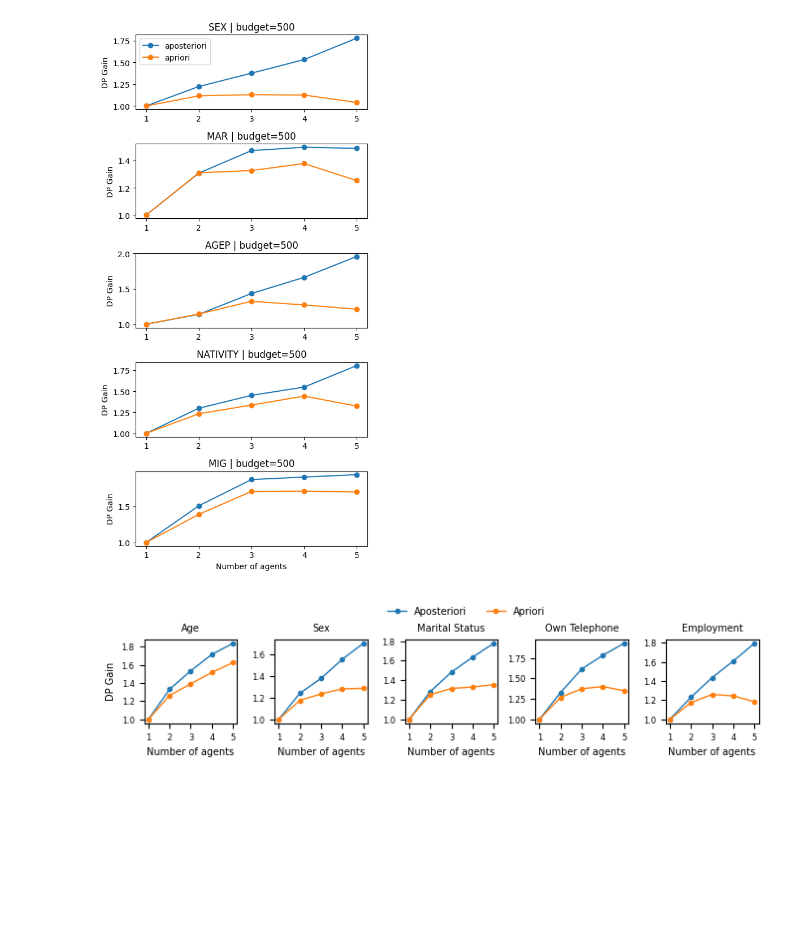
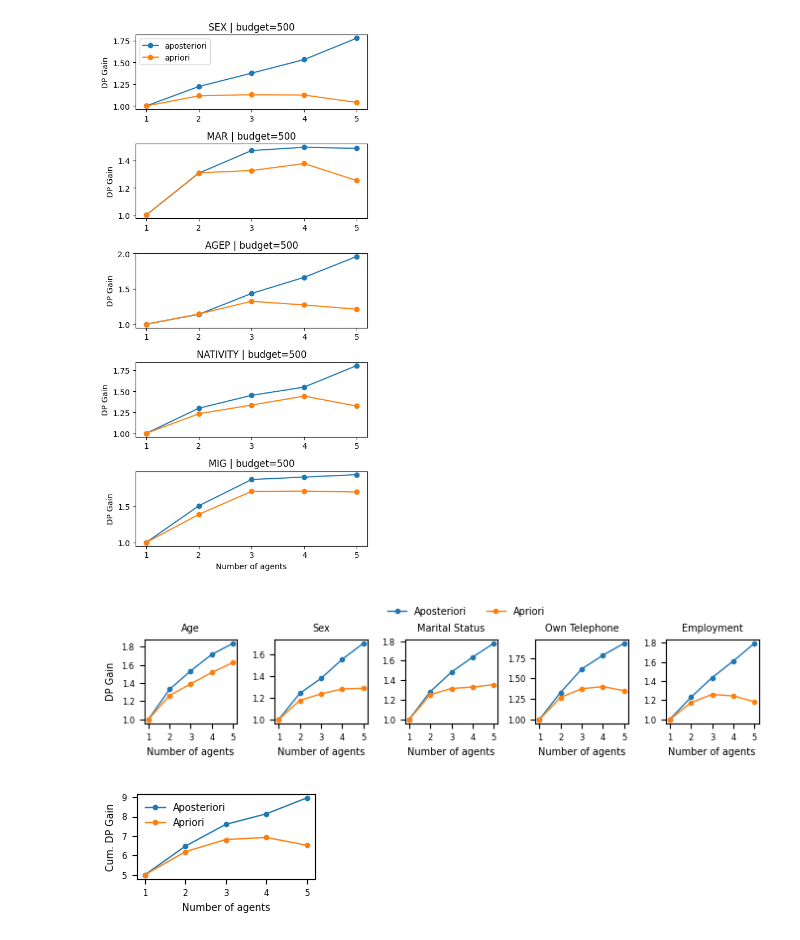
Before and after one commit to sacs-epfl/fairness-audits-with-collaboration, a Jupyter notebook: scripts/combine_multicolab.ipynb, the cells around one changed output. Drawn from its saved outputs; the diff is of its cells as text; code cells hidden in the pictures; blank space fills up the shorter version.

```diff
--- a/scripts/combine_multicolab.ipynb
+++ b/scripts/combine_multicolab.ipynb
@@ -4,19 +4,19 @@ import pandas as pd
 import os
 import matplotlib.pyplot as plt
 # %%
-protected_attributes = ['age', 'sex', 'marital_status', 'own_telephone', 'employment'] # gc
+# protected_attributes = ['age', 'sex', 'marital_status', 'own_telephone', 'employment'] # gc
 
-# protected_attributes = ["SEX", "MAR", "AGEP", "NATIVITY", "MIG"] # ft
+protected_attributes = ["SEX", "MAR", "AGEP", "NATIVITY", "MIG"] # ft
 
 n = len(protected_attributes)
 # %%
 # gc
-budget = 100
-root_dir = f'/home/dhasade/audits/ml-audits/results/multicolab_b{budget}'
+# budget = 100
+# root_dir = f'/home/dhasade/audits/ml-audits/results/multicolab_b{budget}'
 
 # ft
-# budget = 500
-# root_dir = f'/home/dhasade/audits/ml-audits/results/folktables/multicolab_b{budget}'
+budget = 500
+root_dir = f'/home/dhasade/audits/ml-audits/results/folktables/multicolab_b{budget}'
 # %%
 strategy = 'aposteriori'
 agentwise_dps = [[] for _ in range(n)]
@@ -128,6 +128,9 @@ for i in range(n):
     for k in range(n):
         gain_ratio_apriori[i].append(apriori_dps[i][0]/ apriori_dps[i][k])
         gain_ratio_aposteriori[i].append(aposteriori_dps[i][0]/ aposteriori_dps[i][k])
+# %%
+cumulative_gain_ratio_aposteriori = np.array(gain_ratio_aposteriori).sum(axis=0)
+cumulative_gain_ratio_apriori = np.array(gain_ratio_apriori).sum(axis=0)
 # %%
 # create subplots (agents), show 2 strategies in same subplot
 fig, axs = plt.subplots(n, 1, figsize=(5, 10))
@@ -188,3 +191,33 @@ plt.tight_layout()
 # plt.savefig(f'../results/plots/gc_multicolab_gain_b{budget}.pdf', dpi=300, bbox_inches='tight')
 # %% [output]
 [figure]
+# %%
+s = 7
+params = {
+   'legend.fontsize': s,
+   'xtick.labelsize': 6,
+   'ytick.labelsize': 6,
+   'axes.labelsize': s,
+   'text.usetex': False,
+   'figure.figsize': [2.3, 1.1],
+#    'figure.figsize': [8, 1.1],
+   'lines.linewidth': 1,
+   'lines.markersize': 3,
+   'axes.titlesize': s,
+   }
+
+# set rc params
+plt.rcParams.update(params)
+# no background for the legend
+plt.rc('legend', frameon=False)    # no background for the legend
+# %%
+# plot cumulative gain ratio
+plt.plot(range(1, n+1), cumulative_gain_ratio_aposteriori, 'o-', label='Aposteriori')
+plt.plot(range(1, n+1), cumulative_gain_ratio_apriori, 'o-', label='Apriori')
+
+plt.ylabel('Cum. DP Gain')
+plt.xlabel('Number of agents')
+plt.legend()
+# plt.savefig(f'../results/plots/ft_multicolab_cumulative_gain_b{budget}.pdf', dpi=300, bbox_inches='tight')
+# %% [output]
+[figure, added]
```
Also changed, not shown: parts of 2 cells of this notebook, 6 other files.
